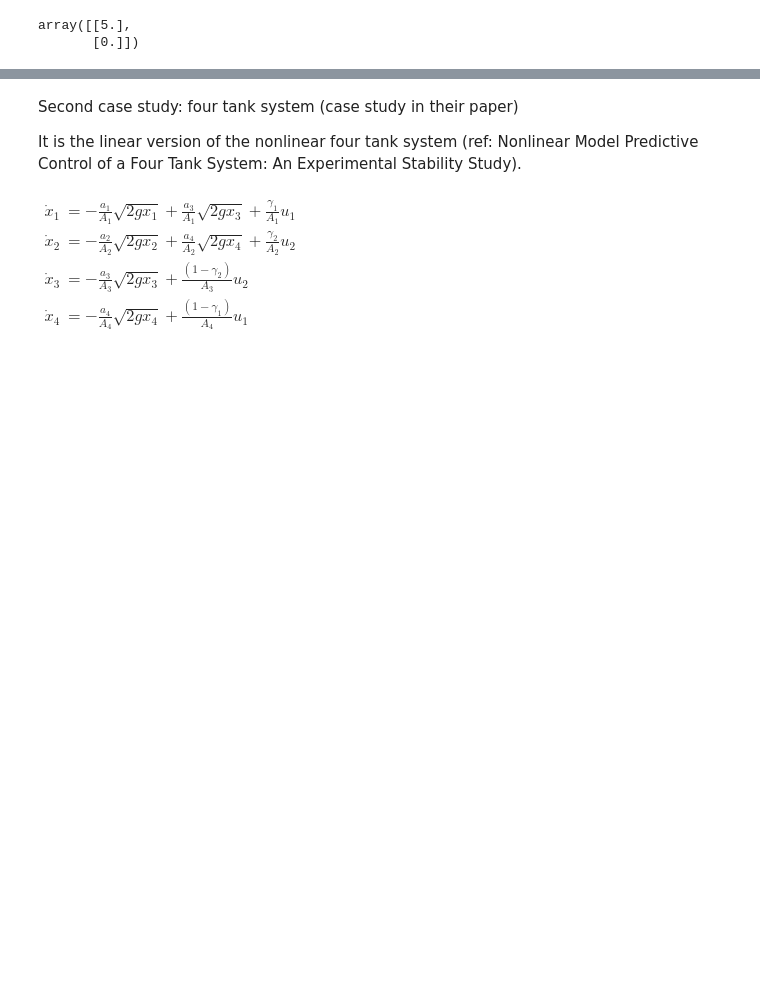
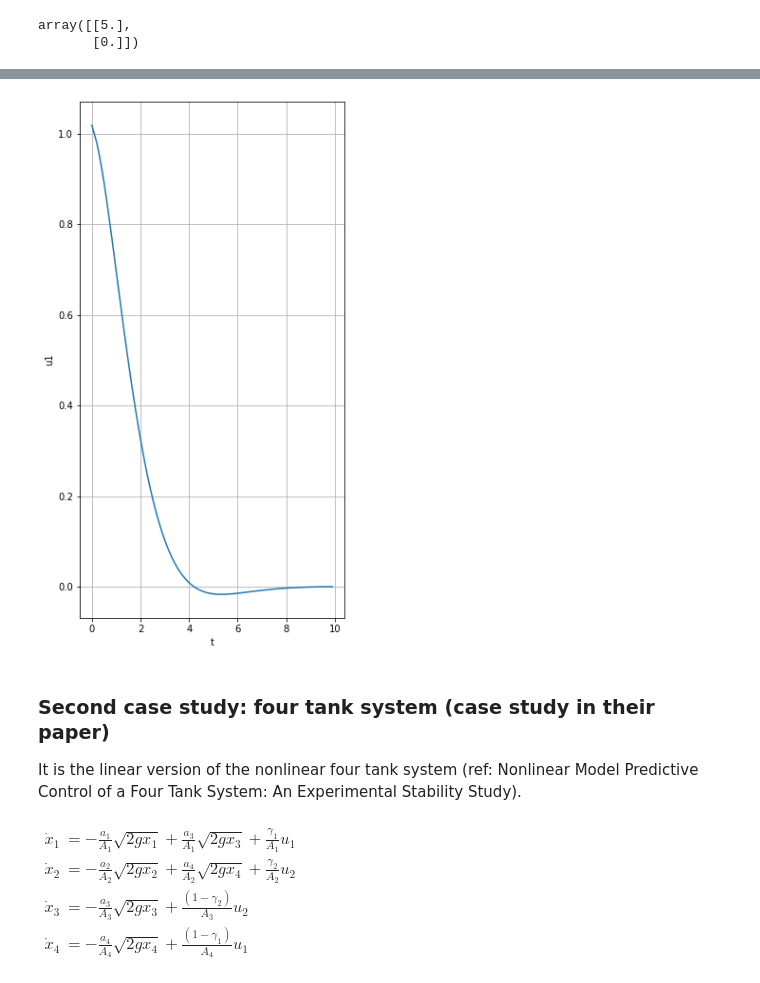
Before and after one commit to zhengang-zhong/data_driven_PE_predictive_control, a Jupyter notebook: Data-driven tracking MPC scheme with eqaulity terminal constraints.ipynb, the cells around one changed output, grey strips where cells are left out. Cells and saved outputs as stored; diff of their text form; code cells hidden in the pictures; blank space fills up the shorter version.

Commit message:
two case studies, totally 3 simulation included

```diff
--- a/Data-driven tracking MPC scheme with eqaulity terminal constraints.ipynb
+++ b/Data-driven tracking MPC scheme with eqaulity terminal constraints.ipynb
@@ -304,5 +515,27 @@ plt.show()
+# %%
+delta_t = dt
+n = nu
+
+u_traj = u_list
+
+Nt = np.shape(u_traj[::n])[0]
+t_plot = [delta_t * i for i in range(Nt)]
+
+plt.figure(1, figsize=(5, 10))
+plt.clf()
+for i in range (n):
+    plt.subplot( str(n) + str(1) + str(i + 1) )
+    plt.grid()
+    u_traj_temp = u_traj[i::n]
+    plt.plot(t_plot, u_traj_temp)
+    plt.ylabel('u' + str(i + 1))
+
+plt.xlabel('t')
+plt.show()
+# %% [output]
+[figure, added]
 # %% [markdown]
-Second case study: four tank system (case study in their paper)
+### Second case study: four tank system (case study in their paper)
 
 It is the linear version of the nonlinear four tank system (ref: Nonlinear Model Predictive Control of a Four Tank System: An Experimental Stability Study).
 # %% [markdown]
```
Also changed, not shown: parts of 47 cells of this notebook.
